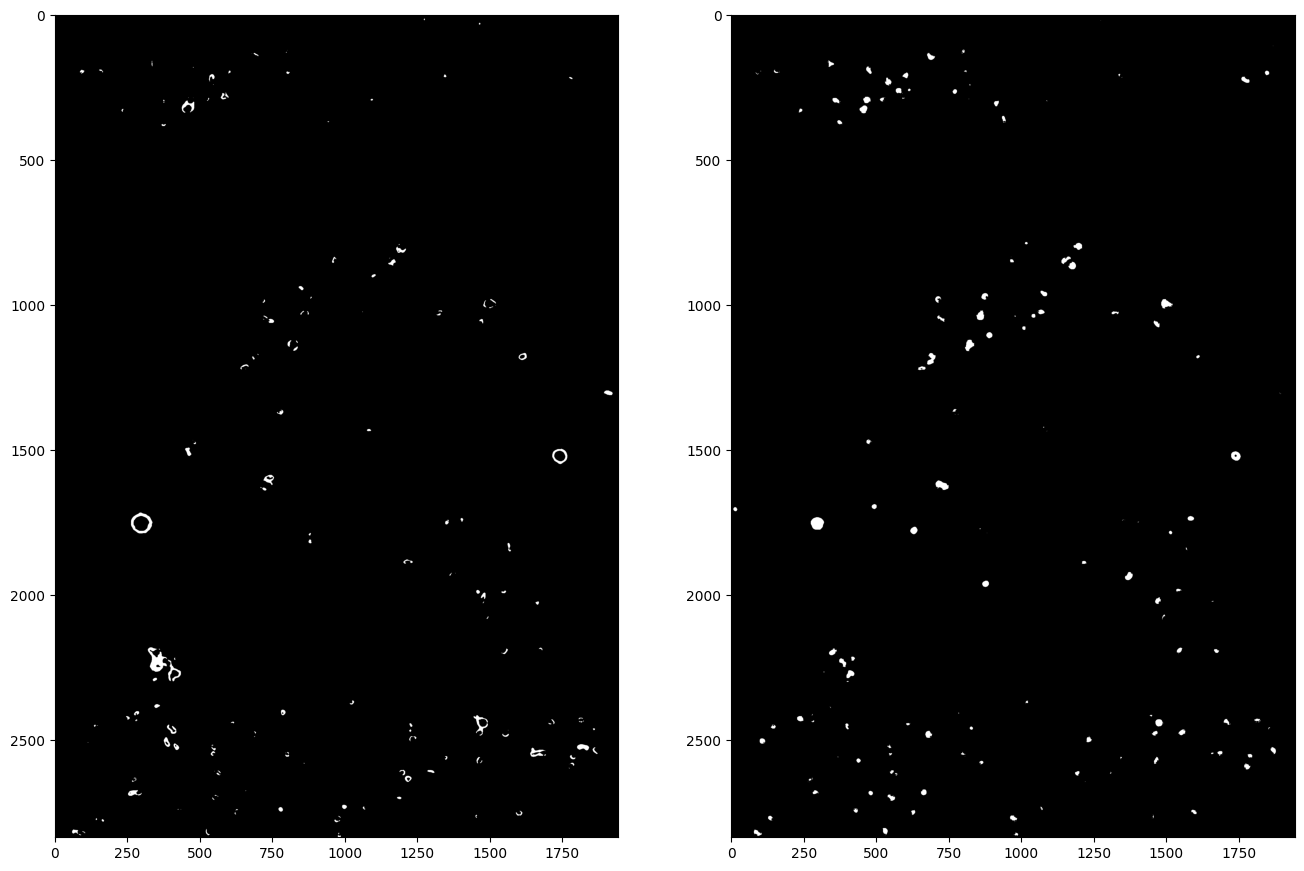
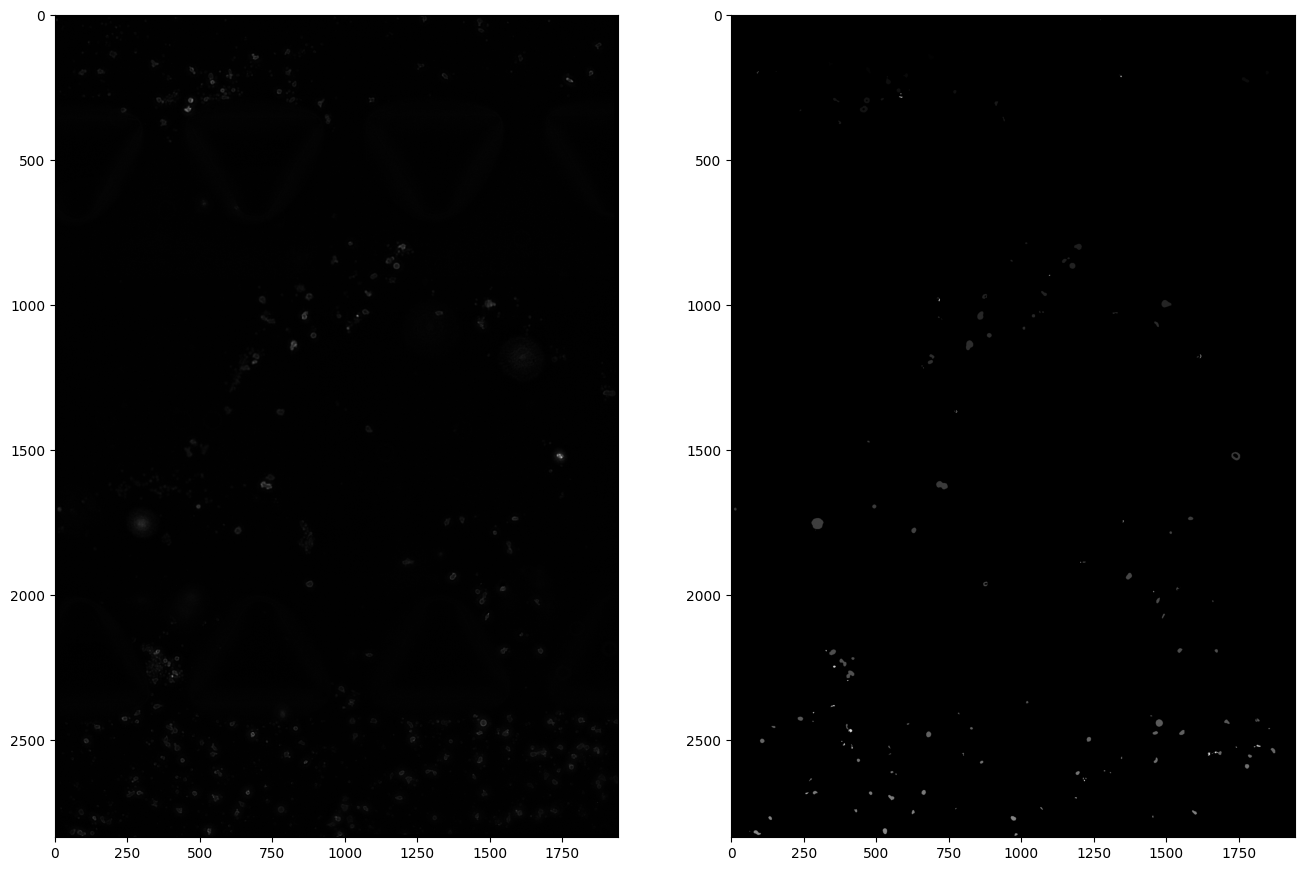
The notebook cell's code change between the first figure and the second:
--- before
+++ after
@@ -1,5 +1,5 @@
-z = 0
+z = 4
 fig, ax = plt.subplots(1, 2, figsize=(16,18))
-ax[0].imshow(img_th3[z], cmap='gray')
+ax[0].imshow(imgs[0][z], cmap='gray')
 ax[1].imshow(img[z], cmap='gray')
 plt.show()

Commit: Updated morphology functions to fix warning error